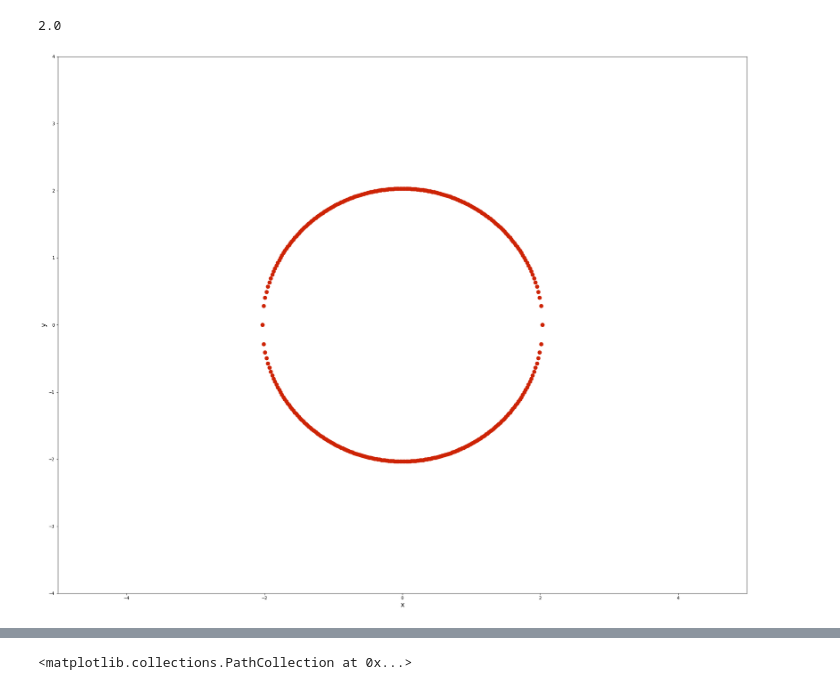
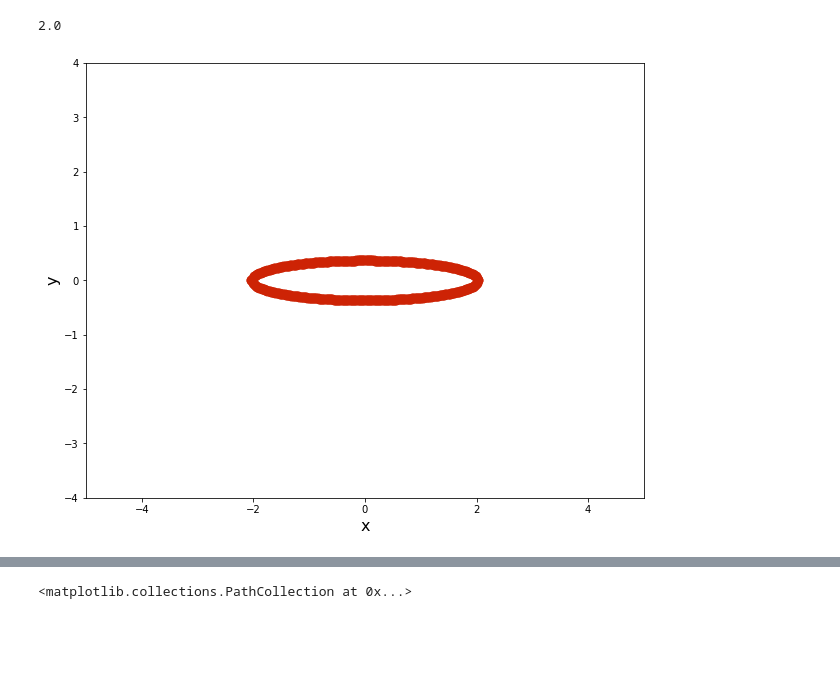
Before and after one commit to tianjiaozhang678/mae6226, a Jupyter notebook: Assignment2.ipynb, the cells around one changed output, grey strips where cells are left out. Cells and saved outputs as stored; diff of their text form; code cells hidden in the pictures; blank space fills up the shorter version.

```diff
--- a/Assignment2.ipynb
+++ b/Assignment2.ipynb
@@ -87,26 +87,26 @@ print(ξ)
 # %% [output]
 2.0
 # %%
-width = 30
+width = 10
 height = (y_end - y_start) / (x_end - x_start) * width
 pyplot.figure(figsize=(width, height))
 pyplot.xlabel('x', fontsize=16)
 pyplot.ylabel('y', fontsize=16)
 pyplot.xlim(x_start, x_end)
 pyplot.ylim(y_start, y_end)
 n = 200
 x = numpy.linspace(-1.2, 1.2, n)
 
 for i in range(n):
     y = +math.sqrt(1.2 * 1.2 - x[i]  *x[i])
     x_J = (x[i] * (x[i] * x[i] + y * y + 1)) / (x[i] * x[i] + y * y)
-    y_J = (y * (x[i] * x[i] + y * y + 1)) / (x[i] * x[i] + y * y)
+    y_J = (y * (x[i] * x[i] + y * y - 1)) / (x[i] * x[i] + y * y)
     pyplot.scatter(x_J,y_J, color='#CD2305', s=80, marker='o')
 
 for i in range(n):
     y = -math.sqrt(1.2 * 1.2 - x[i]  *x[i])
     x_J = (x[i] * (x[i] * x[i] + y * y + 1)) / (x[i] * x[i] + y * y)
-    y_J = (y * (x[i] * x[i] + y * y + 1)) / (x[i] * x[i] + y * y)
+    y_J = (y * (x[i] * x[i] + y * y - 1)) / (x[i] * x[i] + y * y)
     pyplot.scatter(x_J,y_J, color='#CD2305', s=80, marker='o')
 # %% [output]
-[figure, old version]
+[figure, new version]
```
Also changed, not shown: parts of 3 cells of this notebook.
